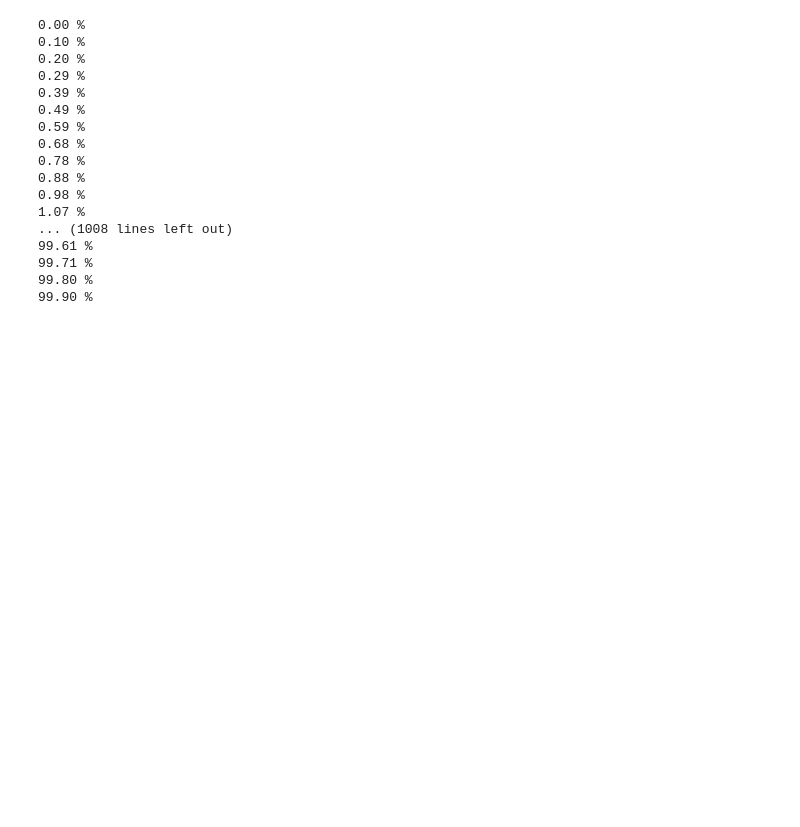
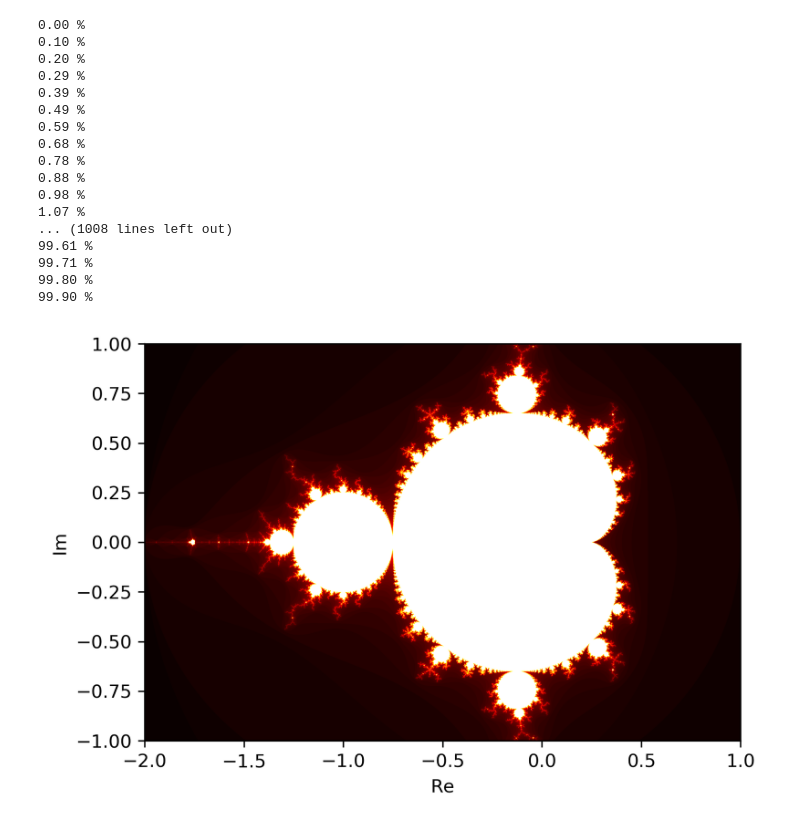
Before and after one commit to misterwhybe/stochsim, a Jupyter notebook: assignment1/Stochastic Simulations Assignment 1 Wiebe Test.ipynb, the cells around one changed output. Saved outputs shown, nothing was run; the diff lists cells and outputs as text; code cells hidden in the pictures; blank space fills up the shorter version.

Commit message:
wiebe test 3th mandelbrot

```diff
--- a/assignment1/Stochastic Simulations Assignment 1 Wiebe Test.ipynb
+++ b/assignment1/Stochastic Simulations Assignment 1 Wiebe Test.ipynb
@@ -88,0 +93,28 @@ image.show()
+# %%
+@autojit
+def mandelbrot(Re, Im, max_iter):
+    c = complex(Re, Im)
+    z = 0.0j
+
+    for i in range(max_iter):
+        z = z*z + c
+        if(z.real*z.real + z.imag*z.imag) >= 4:
+            return i
+
+    return max_iter
+# %%
+columns = 2000
+rows = 2000
+
+result = numpy.zeros([rows, columns])
+for row_index, Re in enumerate(numpy.linspace(-2, 1, num=rows)):
+    for column_index, Im in enumerate(numpy.linspace(-1,1, num=columns)):
+        result[row_index, column_index] = mandelbrot(Re, Im, 100)
+
+plt.figure(dpi=300)
+plt.imshow(result.T, cmap = 'hot', interpolation = 'bilinear', extent = [-2,1,-1,1])
+plt.xlabel("Re")
+plt.ylabel("Im")
+plt.show()
+# %% [output]
+[figure, added]
```
Also changed, not shown: parts of 1 cell of this notebook.
